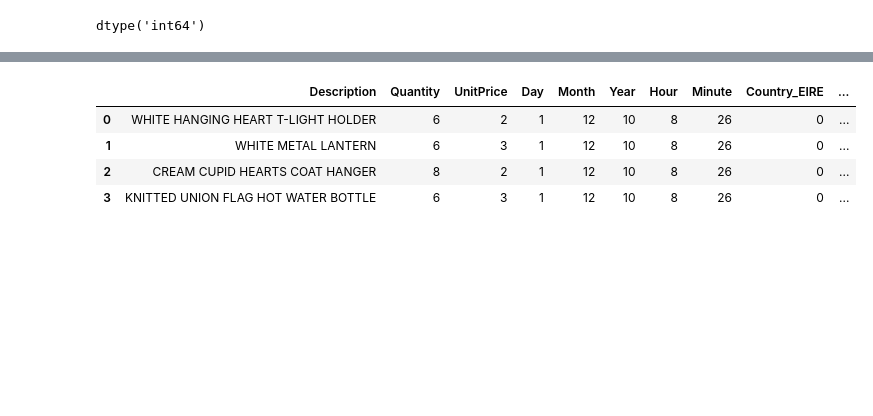
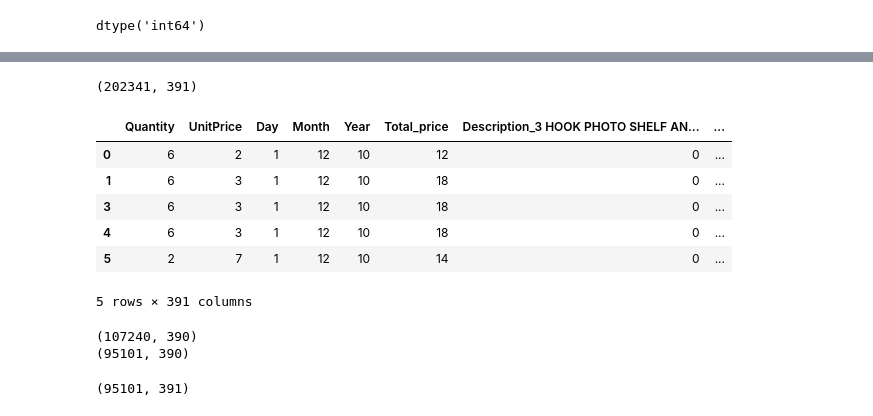
Before and after one commit to vinodkumargr/retail_transaction_pred, a Jupyter notebook: notebook_1.ipynb, the cells around one changed output, grey strips where cells are left out. Drawn from its saved outputs; the diff is of its cells as text; code cells hidden in the pictures; blank space fills up the shorter version.

```diff
--- a/notebook_1.ipynb
+++ b/notebook_1.ipynb
@@ -319,7 +306,8 @@ df['Country'].value_counts()[df['Country'].value_counts() < 1000].sum()
 # %%
-filtered_countries = df['Country'].value_counts()[df['Country'].value_counts() < 1000].index
+filtered_countries = df['Country'].value_counts()[df['Country'].value_counts() < 500].index
 df.drop(df[df['Country'].isin(filtered_countries)].index, axis=0, inplace=True)
 
-df['Country'].value_counts()[df['Country'].value_counts() < 1000].sum()
+print(f"{df['Country'].value_counts()[df['Country'].value_counts() < 500].sum()}")
+print(f"{df.shape}")
 # %% [output]
 0
@@ -330,0 +334,3 @@ array(['United Kingdom', 'France', 'Germany', 'EIRE', 'Switzerland',
+# %%
+df['Description']=df['Description'].str.strip()
+df.head(4)
@@ -330,0 +351,6 @@ array(['United Kingdom', 'France', 'Germany', 'EIRE', 'Switzerland',
+# %%
+filtered_Description = df['Description'].value_counts()[df['Description'].value_counts() < 300].index
+df.drop(df[df['Description'].isin(filtered_Description)].index, axis=0, inplace=True)
+
+print(f"{df['Description'].value_counts()[df['Description'].value_counts() < 300].sum()}")
+print(f"{df.shape}")
@@ -330,0 +368,3 @@ array(['United Kingdom', 'France', 'Germany', 'EIRE', 'Switzerland',
+# %%
+df['Total_price'] = df.Quantity * df.UnitPrice
+df.head(5)
@@ -331,9 +378,32 @@ array(['United Kingdom', 'France', 'Germany', 'EIRE', 'Switzerland',
 # %%
-f_df=pd.get_dummies(df, columns=['Country'], drop_first=True, dtype=int)
-f_df.head(4)
+# perform one hot encoding:
+
+f_df = pd.get_dummies(df, columns=['Description', 'Country'], drop_first=True, dtype=int)
+print(f"{f_df.shape}")
+f_df.head(5)
 # %% [output]
+(202341, 391)
-|  | Description | Quantity | UnitPrice | Day | Month | Year | Hour | Minute | Country_EIRE | ... |
-| 0 | WHITE HANGING HEART T-LIGHT HOLDER | 6 | 2 | 1 | 12 | 10 | 8 | 26 | 0 | ... |
-| 1 | WHITE METAL LANTERN | 6 | 3 | 1 | 12 | 10 | 8 | 26 | 0 | ... |
-| 2 | CREAM CUPID HEARTS COAT HANGER | 8 | 2 | 1 | 12 | 10 | 8 | 26 | 0 | ... |
-| 3 | KNITTED UNION FLAG HOT WATER BOTTLE | 6 | 3 | 1 | 12 | 10 | 8 | 26 | 0 | ... |
+|  | Quantity | UnitPrice | Day | Month | Year | Total_price | Description_3 HOOK PHOTO SHELF AN... | ... |
+| 0 | 6 | 2 | 1 | 12 | 10 | 12 | 0 | ... |
+| 1 | 6 | 3 | 1 | 12 | 10 | 18 | 0 | ... |
+| 3 | 6 | 3 | 1 | 12 | 10 | 18 | 0 | ... |
+| 4 | 6 | 3 | 1 | 12 | 10 | 18 | 0 | ... |
+| 5 | 2 | 7 | 1 | 12 | 10 | 14 | 0 | ... |
+5 rows × 391 columns
+# %%
+from sklearn.model_selection import train_test_split
+x=f_df.drop('Total_price', axis=1)
+y=f_df.Total_price
+
+x_train, x_test, y_train, y_test = train_test_split(x,y, random_state=34, test_size=0.47)
+print(f"{x_train.shape}")
+print(f"{x_test.shape}")
+# %% [output]
+(107240, 390)
+(95101, 390)
+# %%
+final_df=pd.concat([x_test,y_test],axis=1)
+final_df.to_csv("final_data.csv")
+final_df.shape
+# %% [output]
+(95101, 391)
```
Also changed, not shown: parts of 46 cells of this notebook, 2 other files.
